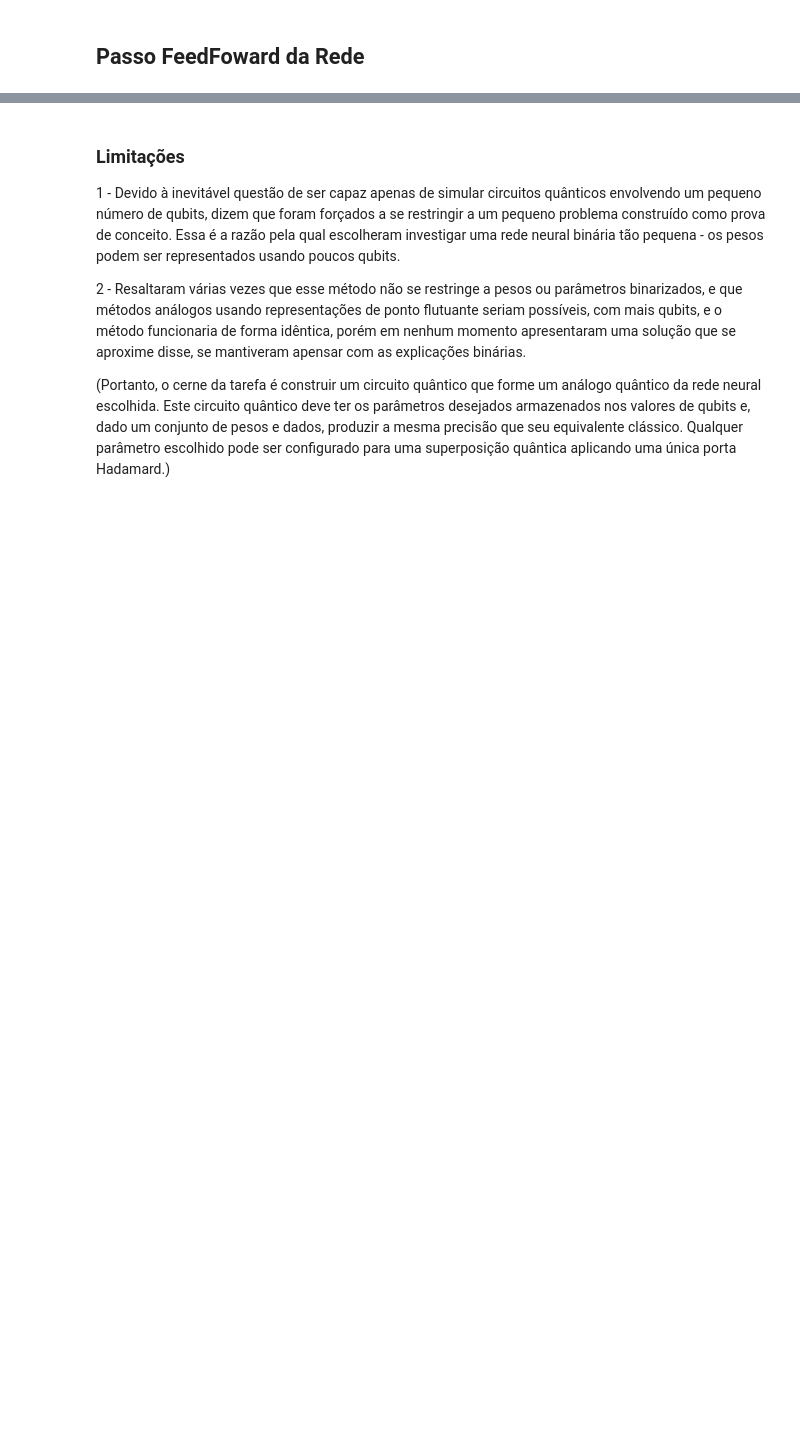
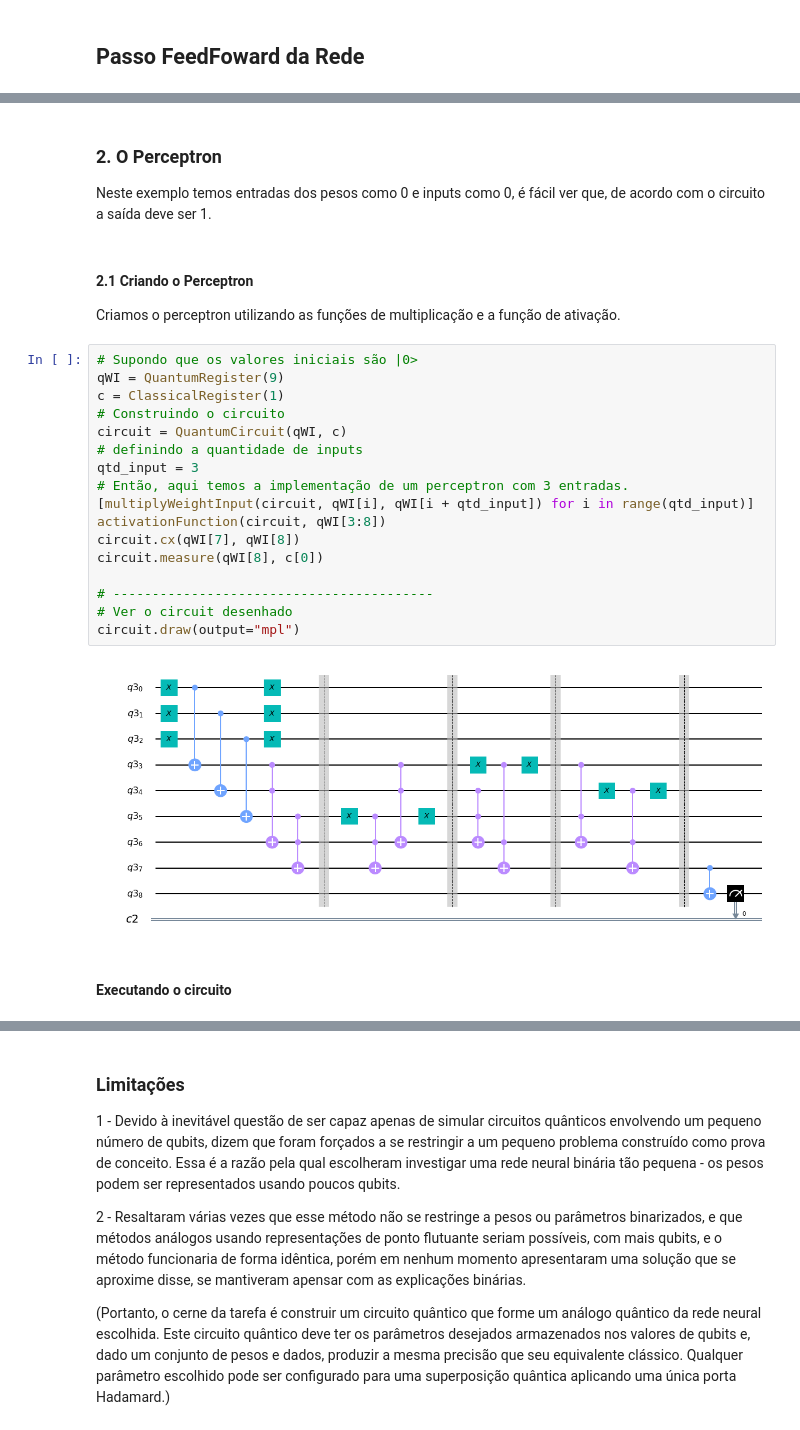
Before and after one commit to adjs/comp-quantica, a Jupyter notebook: projetos/2019-05/Resumo Artigo Sobre QBNN.ipynb, the cells around one changed output, grey strips where cells are left out. Saved outputs shown, nothing was run; the diff lists cells and outputs as text; blank space fills up the shorter version.

```diff
--- a/projetos/2019-05/Resumo Artigo Sobre QBNN.ipynb
+++ b/projetos/2019-05/Resumo Artigo Sobre QBNN.ipynb
@@ -141,0 +256,29 @@ Instalando a biblioteca qiskit para realizar implementações, simulações e ex
+# %% [markdown]
+### 2. O Perceptron
+
+Neste exemplo temos entradas dos pesos como 0 e inputs como 0, é fácil ver que, de acordo com o circuito a saída deve ser 1.
+# %% [markdown]
+#### 2.1 Criando o Perceptron
+
+Criamos o perceptron utilizando as funções de multiplicação e a função de ativação.
+# %%
+# Supondo que os valores iniciais são |0>
+qWI = QuantumRegister(9)
+c = ClassicalRegister(1)
+# Construindo o circuito
+circuit = QuantumCircuit(qWI, c)
+# definindo a quantidade de inputs
+qtd_input = 3
+# Então, aqui temos a implementação de um perceptron com 3 entradas.
+[multiplyWeightInput(circuit, qWI[i], qWI[i + qtd_input]) for i in range(qtd_input)]
+activationFunction(circuit, qWI[3:8])
+circuit.cx(qWI[7], qWI[8])
+circuit.measure(qWI[8], c[0])
+
+# -----------------------------------------
+# Ver o circuit desenhado
+circuit.draw(output="mpl")
+# %% [output]
+[figure, added]
+# %% [markdown]
+#### Executando o circuito
```
Also changed, not shown: parts of 34 cells of this notebook, 2 other files.
